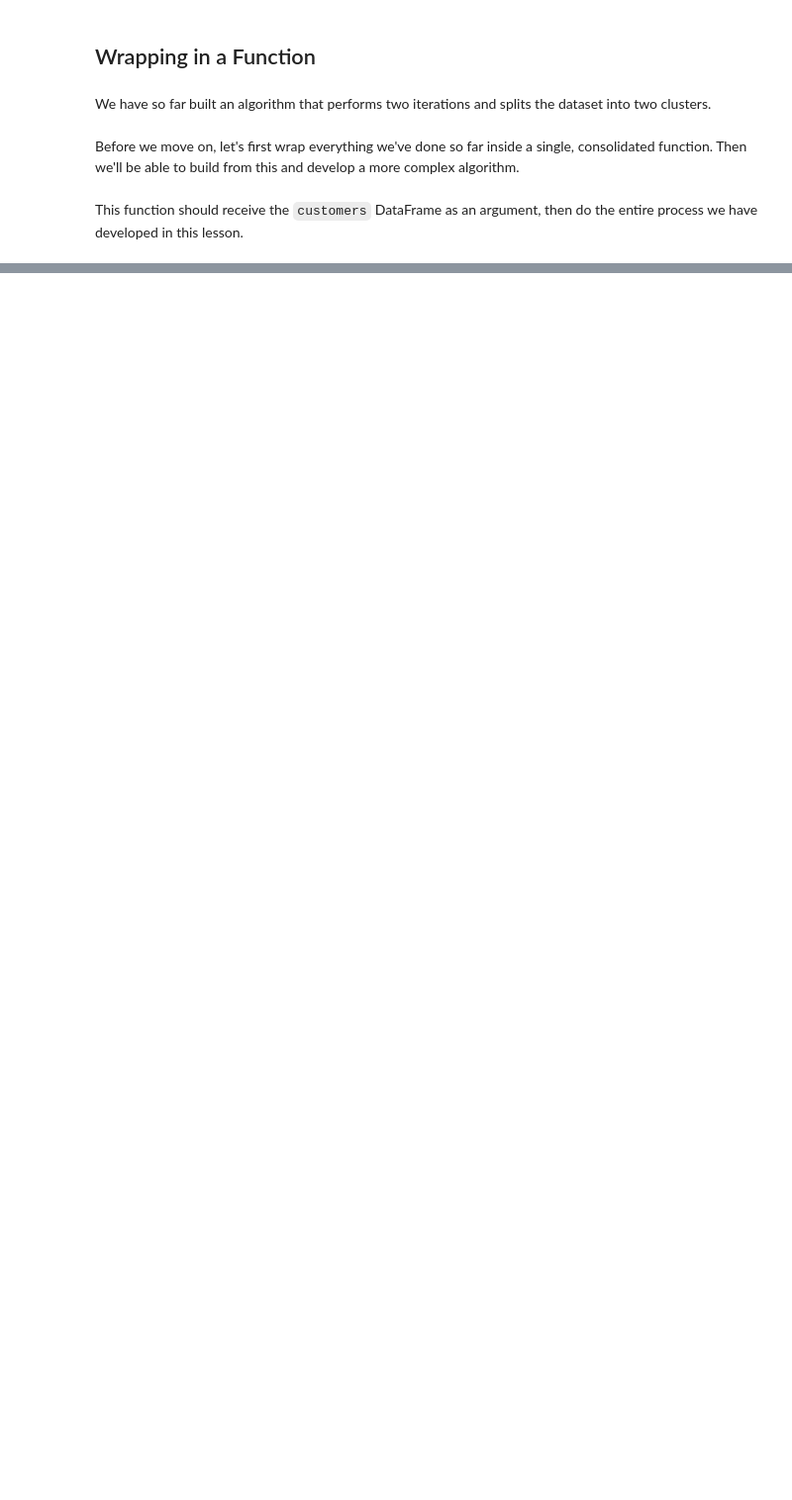
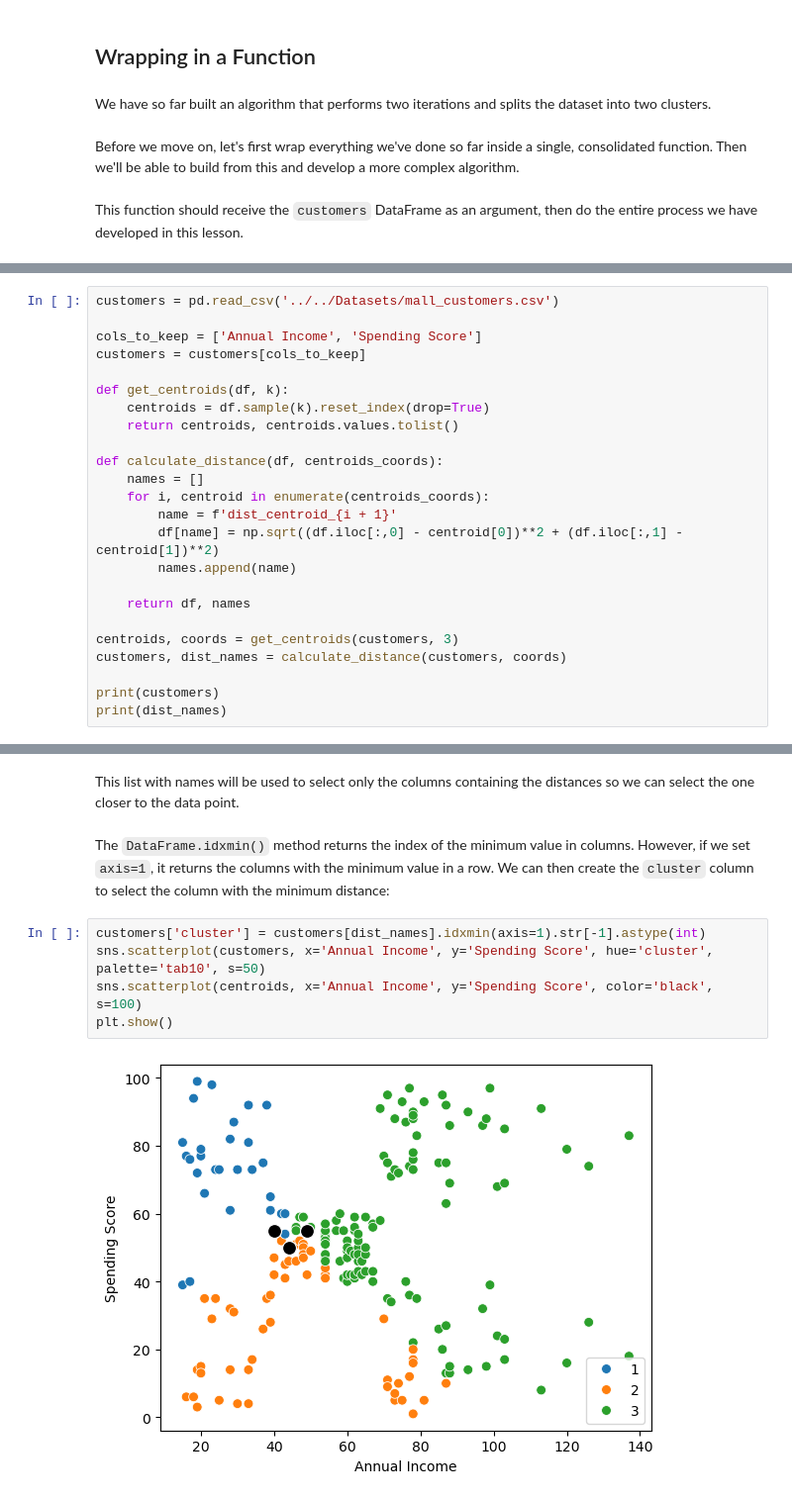
Before and after one commit to Sunday-Okey/Data-Scientist-in-Python, a Jupyter notebook: Machine Learning In Python/Unsupervised Machine Learning/Unsupervised Machine Learning.ipynb, the cells around one changed output, grey strips where cells are left out. Shown: that part at 99% size. Saved outputs shown, nothing was run; the diff lists cells and outputs as text; blank space fills up the shorter version.

```diff
--- a/Machine Learning In Python/Unsupervised Machine Learning/Unsupervised Machine Learning.ipynb
+++ b/Machine Learning In Python/Unsupervised Machine Learning/Unsupervised Machine Learning.ipynb
@@ -343,0 +362,24 @@ Name: cluster, Length: 200, dtype: int32
+# %%
+customers = pd.read_csv('../../Datasets/mall_customers.csv')
+
+cols_to_keep = ['Annual Income', 'Spending Score']
+customers = customers[cols_to_keep]
+
+def get_centroids(df, k):
+    centroids = df.sample(k).reset_index(drop=True)
+    return centroids, centroids.values.tolist()
+
+def calculate_distance(df, centroids_coords):
+    names = []
+    for i, centroid in enumerate(centroids_coords):
+        name = f'dist_centroid_{i + 1}'
+        df[name] = np.sqrt((df.iloc[:,0] - centroid[0])**2 + (df.iloc[:,1] - centroid[1])**2)
+        names.append(name)
+
+    return df, names
+
+centroids, coords = get_centroids(customers, 3)
+customers, dist_names = calculate_distance(customers, coords)
+
+print(customers)
+print(dist_names)
@@ -343,0 +425,11 @@ Name: cluster, Length: 200, dtype: int32
+# %% [markdown]
+This list with names will be used to select only the columns containing the distances so we can select the one closer to the data point.
+# %% [markdown]
+The `DataFrame.idxmin()` method returns the index of the minimum value in columns. However, if we set `axis=1`, it returns the columns with the minimum value in a row. We can then create the `cluster` column to select the column with the minimum distance:
+# %%
+customers['cluster'] = customers[dist_names].idxmin(axis=1).str[-1].astype(int)
+sns.scatterplot(customers, x='Annual Income', y='Spending Score', hue='cluster', palette='tab10', s=50)
+sns.scatterplot(centroids, x='Annual Income', y='Spending Score', color='black', s=100)
+plt.show()
+# %% [output]
+[figure, added]
```
Also changed, not shown: parts of 34 cells of this notebook.
